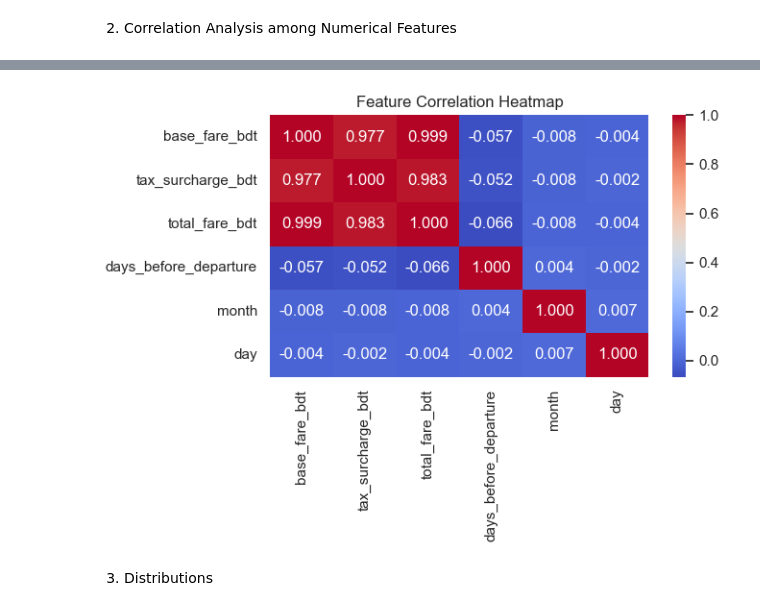
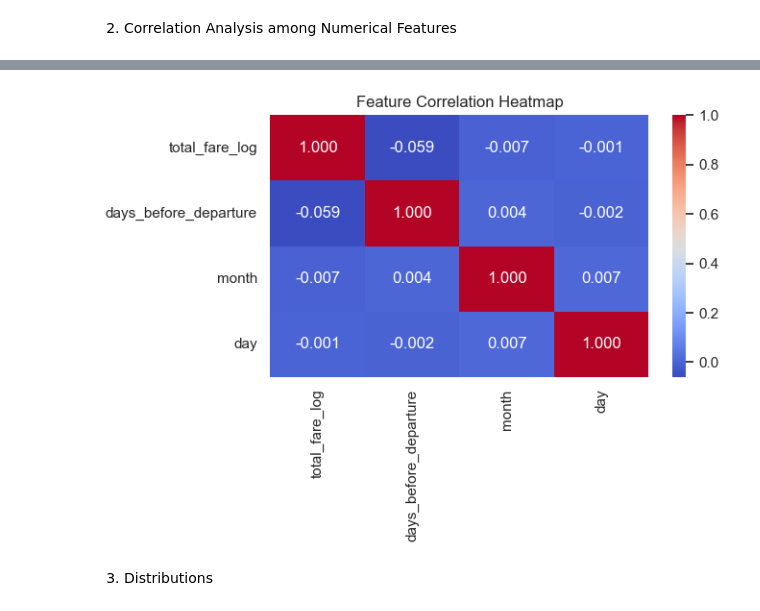
Before and after one commit to DE-E-K/DEM09, a Jupyter notebook: notebooks/flight_fare_ML.ipynb, the cells around one changed output, grey strips where cells are left out. Cells and saved outputs as stored; diff of their text form; code cells hidden in the pictures.

```diff
--- a/notebooks/flight_fare_ML.ipynb
+++ b/notebooks/flight_fare_ML.ipynb
@@ -222,22 +314,7 @@ display(data_dictionary)
 1. Inconcistent city
 # %%
 df_clean = df.copy()
-
-def print_rows(stage: str, frame: pd.DataFrame):
-    print(f"{stage}: {len(frame):,} rows")
-
-print_rows("Start", df_clean)
-
-city_alias = {
-    "dacca": "Dhaka",
-    "dac": "Dhaka",
-    "ctg": "Chattogram",
-    "chittagong": "Chattogram",
-}
-
-for city_col in ["source_name", "destination_name"]:
-    if city_col in df_clean.columns:
-        df_clean[city_col] = (
-            df_clean[city_col].astype(str).str.strip().str.lower().replace(city_alias).str.title()
-        )
+print("Shape before cleaning:", df_clean.shape)
+print("Missing values before cleaning:")
+print(df_clean.isnull().sum())
 # %% [output]
@@ -246,12 +342,12 @@ Start: 57,000 rows
 2. Collect data type
 # %%
 # Convert fare and days before departure to numeric
-for num_col in ["base_fare_bdt", "tax_surcharge_bdt", "total_fare_bdt", "days_before_departure"]:
+for num_col in num_cols:
     if num_col in df_clean.columns:
         df_clean[num_col] = pd.to_numeric(df_clean[num_col], errors="coerce")
 
 # Convert date columns to datetime
-for dt_col in ["departure_date_and_time", "arrival_date_and_time"]:
+for dt_col in date_cols:
     if dt_col in df_clean.columns:
         df_clean[dt_col] = pd.to_datetime(df_clean[dt_col], errors="coerce")
 # %% [markdown]
@@ -286,7 +382,7 @@ Deal With oultlines
 # %%
 # Outlier handling: IQR-based capping (winsorization) for numeric columns
 numeric_cols_for_outliers = [
-    c for c in ["base_fare_bdt", "tax_surcharge_bdt", "total_fare_bdt", "duration_hrs", "days_before_departure"]
+    c for c in num_cols
     if c in df_clean.columns
 ]
 
@@ -334,8 +430,8 @@ Removed duplicate rows: 0
 # %% [markdown]
 6. Feature engineering
 # %%
-if "departure_date_and_time" in df_clean.columns:
-    dep = df_clean["departure_date_and_time"]
+if "departure_date_time" in df_clean.columns:
+    dep = df_clean["departure_date_time"]
     df_clean["month"] = dep.dt.month
     df_clean["day"] = dep.dt.day
     df_clean["weekday"] = dep.dt.day_name()
@@ -354,5 +450,5 @@ if "departure_date_and_time" in df_clean.columns:
 
     df_clean["departure_period"] = dep.dt.hour.apply(departure_period)
 
-print_rows("Final cleaned", df_clean)
-display(df_clean.head())
+# Log transformation of total fare
+df_clean['total_fare_log'] = np.log1p(df_clean['total_fare_bdt'])
@@ -472,7 +561,7 @@ Fare statistics by seasonality:
 # %% [markdown]
 2. Correlation Analysis among Numerical Features
 # %%
-num_for_corr = [c for c in ["base_fare_bdt", "tax_surcharge_bdt", "total_fare_bdt", "days_before_departure", "month", "day"] if c in df_clean.columns]
+num_for_corr = [c for c in ["total_fare_log", "days_before_departure", "month", "day"] if c in df_clean.columns]
 if len(num_for_corr) > 1:
     corr = df_clean[num_for_corr].corr(numeric_only=True)
     plt.figure(figsize=(7, 5))
@@ -488,4 +577,4 @@ if len(num_for_corr) > 1:
-[figure, old version]
+[figure, new version]
 # %% [markdown]
 3. Distributions
 # %%
```
Also changed, not shown: parts of 30 cells of this notebook, 18 other files.
